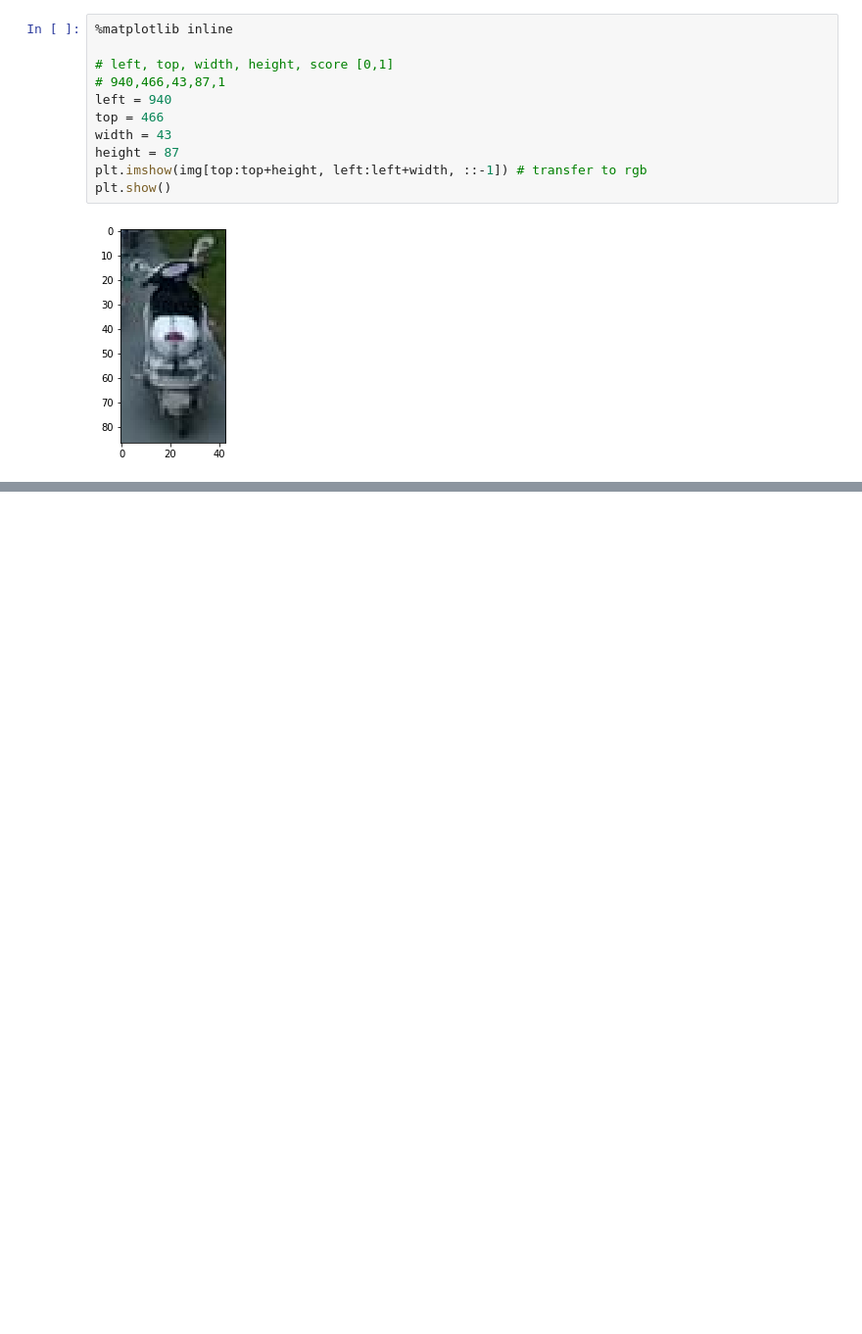
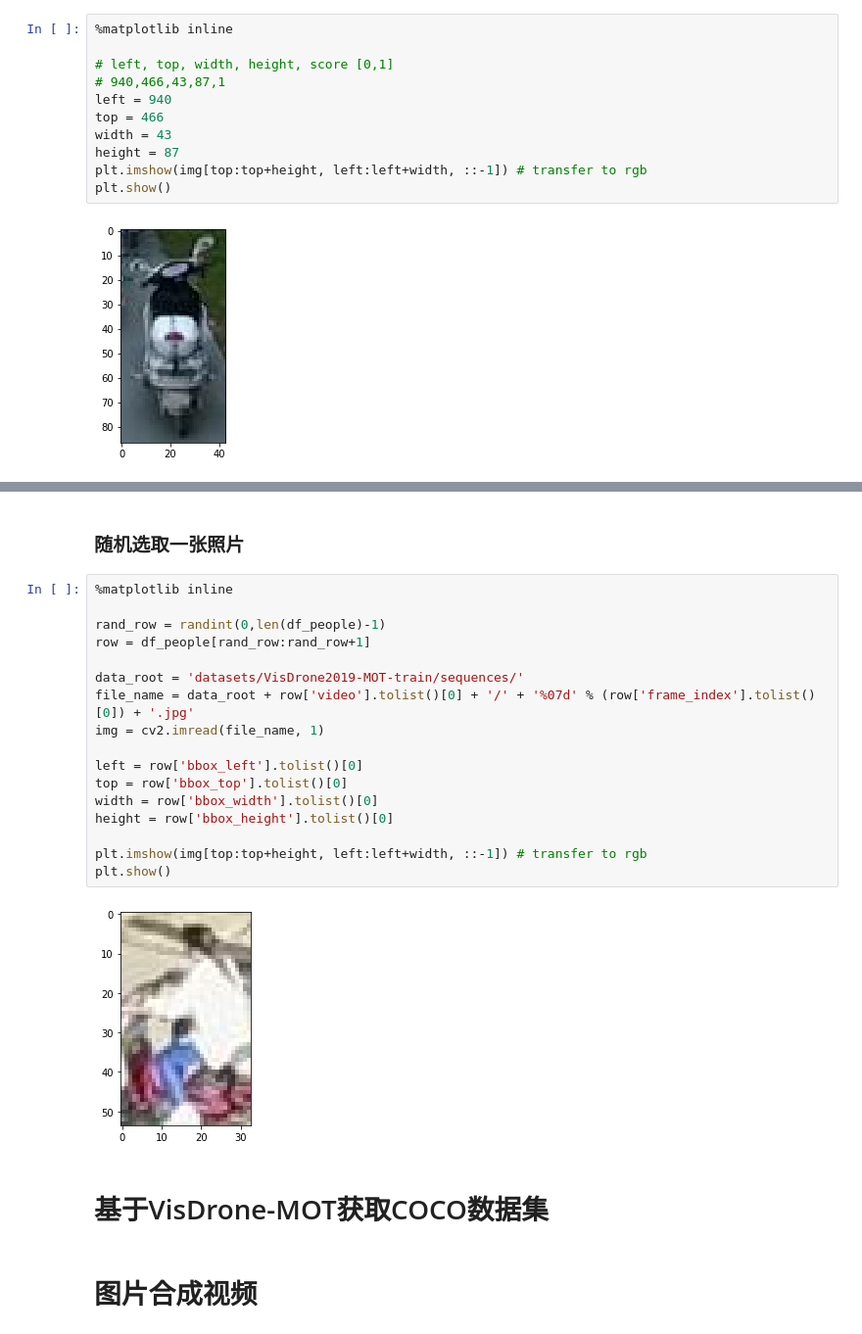
Before and after one commit to liuxr98/mmtracking, a Jupyter notebook: data-analysis.ipynb, the cells around one changed output, grey strips where cells are left out. Shown: that part at 98% size. Saved outputs shown, nothing was run; the diff lists cells and outputs as text; blank space fills up the shorter version.

```diff
--- a/data-analysis.ipynb
+++ b/data-analysis.ipynb
@@ -83,0 +212,25 @@ for file in annotation_files:
+# %% [markdown]
+### 随机选取一张照片
+# %%
+%matplotlib inline
+
+rand_row = randint(0,len(df_people)-1)
+row = df_people[rand_row:rand_row+1]
+
+data_root = 'datasets/VisDrone2019-MOT-train/sequences/'
+file_name = data_root + row['video'].tolist()[0] + '/' + '%07d' % (row['frame_index'].tolist()[0]) + '.jpg'
+img = cv2.imread(file_name, 1)
+
+left = row['bbox_left'].tolist()[0]
+top = row['bbox_top'].tolist()[0]
+width = row['bbox_width'].tolist()[0]
+height = row['bbox_height'].tolist()[0]
+
+plt.imshow(img[top:top+height, left:left+width, ::-1]) # transfer to rgb
+plt.show()
+# %% [output]
+[figure, added]
+# %% [markdown]
+# 基于VisDrone-MOT获取COCO数据集
+# %% [markdown]
+# 图片合成视频
```
Also changed, not shown: parts of 34 cells of this notebook, 7 other files.
